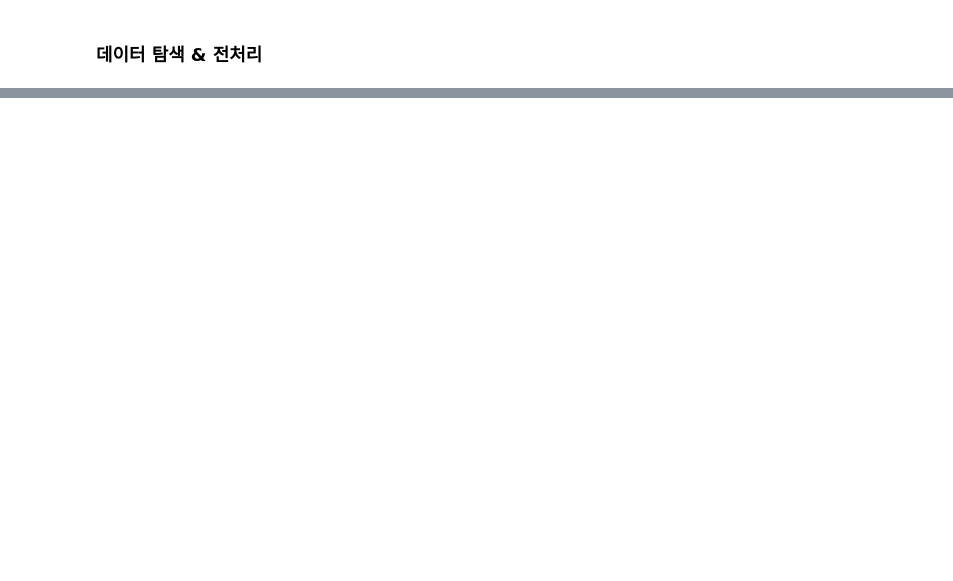
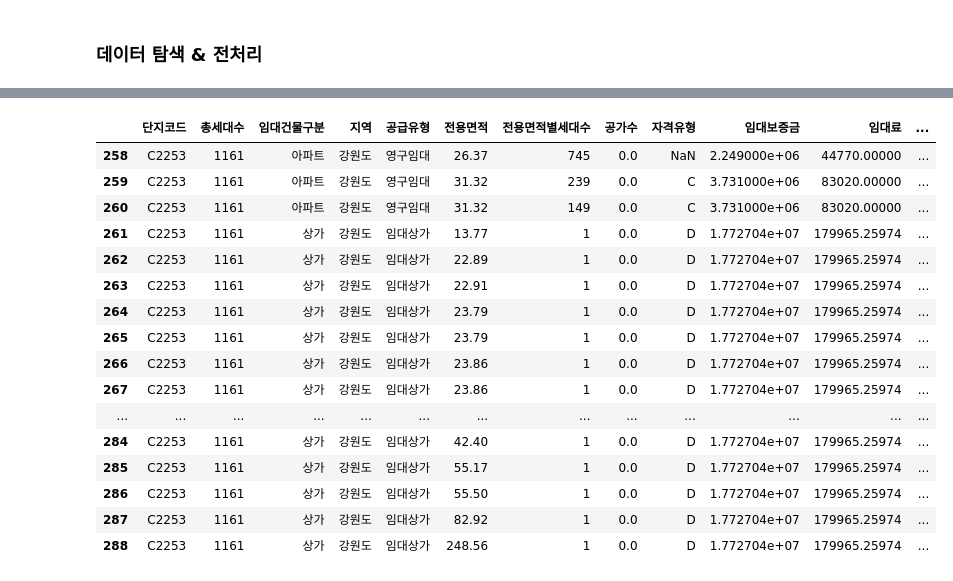
Before and after one commit to inae-kim-99/dacon, a Jupyter notebook: parking_demand_prediction/using_pycaret.ipynb, the cells around one changed output, grey strips where cells are left out. Cells and saved outputs as stored; diff of their text form; code cells hidden in the pictures; blank space fills up the shorter version.

```diff
--- a/parking_demand_prediction/using_pycaret.ipynb
+++ b/parking_demand_prediction/using_pycaret.ipynb
@@ -40,0 +109,39 @@ test['임대료'] = test['임대료'].astype(float)
+# %%
+#임대 상가의 임대료 처리
+train.loc[train['지역'] == '부산광역시', '임대료'] = train['임대료'].fillna(train[train['지역'] == '부산광역시']['임대료'].mean())
+train.loc[train['지역'] == '대전광역시', '임대료'] = train['임대료'].fillna(train[train['지역'] == '대전광역시']['임대료'].mean())
+train.loc[train['지역'] == '경상남도', '임대료'] = train['임대료'].fillna(train[train['지역'] == '경상남도']['임대료'].mean())
+train.loc[train['지역'] == '충청남도', '임대료'] = train['임대료'].fillna(train[train['지역'] == '충청남도']['임대료'].mean())
+train.loc[train['지역'] == '강원도', '임대료'] = train['임대료'].fillna(train[train['지역'] == '강원도']['임대료'].mean())
+train.loc[train['지역'] == '제주특별자치도', '임대료'] = train['임대료'].fillna(train[train['지역'] == '제주특별자치도']['임대료'].mean())
+
+#임대 상가의 임대보증금 처리
+train.loc[train['지역'] == '부산광역시', '임대보증금'] = train['임대보증금'].fillna(train[train['지역'] == '부산광역시']['임대보증금'].mean())
+train.loc[train['지역'] == '대전광역시', '임대보증금'] = train['임대보증금'].fillna(train[train['지역'] == '대전광역시']['임대보증금'].mean())
+train.loc[train['지역'] == '경상남도', '임대보증금'] = train['임대보증금'].fillna(train[train['지역'] == '경상남도']['임대보증금'].mean())
+train.loc[train['지역'] == '충청남도', '임대보증금'] = train['임대보증금'].fillna(train[train['지역'] == '충청남도']['임대보증금'].mean())
+train.loc[train['지역'] == '강원도', '임대보증금'] = train['임대보증금'].fillna(train[train['지역'] == '강원도']['임대보증금'].mean())
+train.loc[train['지역'] == '제주특별자치도', '임대보증금'] = train['임대보증금'].fillna(train[train['지역'] == '제주특별자치도']['임대보증금'].mean())
+# %%
+#임대료 처리
+test.loc[test['공급유형'] == '영구임대', '임대료'] = test['임대료'].fillna(0)
+test.loc[test['공급유형'] == '행복주택', '임대료'] = test['임대료'].fillna(0)
+
+#임대보증금 처리
+test.loc[test['공급유형'] == '영구임대', '임대보증금'] = test['임대보증금'].fillna(0)
+test.loc[test['공급유형'] == '행복주택', '임대보증금'] = test['임대보증금'].fillna(0)
+# %%
+#임대 상가의 임대료 처리  (test 특성 기준 test null 값 처리는 data leakage 여서 train의 지역 기준으로 test 처리)
+test.loc[test['지역'] == '부산광역시', '임대료'] = test['임대료'].fillna(train[train['지역'] == '부산광역시']['임대료'].mean())
+test.loc[test['지역'] == '대전광역시', '임대료'] = test['임대료'].fillna(train[train['지역'] == '대전광역시']['임대료'].mean())
+test.loc[test['지역'] == '울산광역시', '임대료'] = test['임대료'].fillna(train[train['지역'] == '울산광역시']['임대료'].mean())
+test.loc[test['지역'] == '충청남도', '임대료'] = test['임대료'].fillna(train[train['지역'] == '충청남도']['임대료'].mean())
+test.loc[test['지역'] == '강원도', '임대료'] = test['임대료'].fillna(train[train['지역'] == '강원도']['임대료'].mean())
+
+
+#임대 상가의 임대보증금 처리
+test.loc[test['지역'] == '부산광역시', '임대보증금'] = test['임대보증금'].fillna(train[train['지역'] == '부산광역시']['임대보증금'].mean())
+test.loc[test['지역'] == '대전광역시', '임대보증금'] = test['임대보증금'].fillna(train[train['지역'] == '대전광역시']['임대보증금'].mean())
+test.loc[test['지역'] == '울산광역시', '임대보증금'] = test['임대보증금'].fillna(train[train['지역'] == '울산광역시']['임대보증금'].mean())
+test.loc[test['지역'] == '충청남도', '임대보증금'] = test['임대보증금'].fillna(train[train['지역'] == '충청남도']['임대보증금'].mean())
+test.loc[test['지역'] == '강원도', '임대보증금'] = test['임대보증금'].fillna(train[train['지역'] == '강원도']['임대보증금'].mean())
@@ -40,0 +165,22 @@ test['임대료'] = test['임대료'].astype(float)
+# %%
+test.loc[test.단지코드.isin(['C2411']) & test.자격유형.isnull(), '자격유형'] = 'A'
+# %%
+test[test.단지코드=='C2253'] #같은 단지의 임대상가가 아닌 영구임대 유형의 경우 모두 C이므로 C로 채워도 될 듯
+# %% [output]
+|  | 단지코드 | 총세대수 | 임대건물구분 | 지역 | 공급유형 | 전용면적 | 전용면적별세대수 | 공가수 | 자격유형 | 임대보증금 | 임대료 | ... |
+| 258 | C2253 | 1161 | 아파트 | 강원도 | 영구임대 | 26.37 | 745 | 0.0 | NaN | 2.249000e+06 | 44770.00000 | ... |
+| 259 | C2253 | 1161 | 아파트 | 강원도 | 영구임대 | 31.32 | 239 | 0.0 | C | 3.731000e+06 | 83020.00000 | ... |
+| 260 | C2253 | 1161 | 아파트 | 강원도 | 영구임대 | 31.32 | 149 | 0.0 | C | 3.731000e+06 | 83020.00000 | ... |
+| 261 | C2253 | 1161 | 상가 | 강원도 | 임대상가 | 13.77 | 1 | 0.0 | D | 1.772704e+07 | 179965.25974 | ... |
+| 262 | C2253 | 1161 | 상가 | 강원도 | 임대상가 | 22.89 | 1 | 0.0 | D | 1.772704e+07 | 179965.25974 | ... |
+| 263 | C2253 | 1161 | 상가 | 강원도 | 임대상가 | 22.91 | 1 | 0.0 | D | 1.772704e+07 | 179965.25974 | ... |
+| 264 | C2253 | 1161 | 상가 | 강원도 | 임대상가 | 23.79 | 1 | 0.0 | D | 1.772704e+07 | 179965.25974 | ... |
+| 265 | C2253 | 1161 | 상가 | 강원도 | 임대상가 | 23.79 | 1 | 0.0 | D | 1.772704e+07 | 179965.25974 | ... |
+| 266 | C2253 | 1161 | 상가 | 강원도 | 임대상가 | 23.86 | 1 | 0.0 | D | 1.772704e+07 | 179965.25974 | ... |
+| 267 | C2253 | 1161 | 상가 | 강원도 | 임대상가 | 23.86 | 1 | 0.0 | D | 1.772704e+07 | 179965.25974 | ... |
+| ... | ... | ... | ... | ... | ... | ... | ... | ... | ... | ... | ... | ... |
+| 284 | C2253 | 1161 | 상가 | 강원도 | 임대상가 | 42.40 | 1 | 0.0 | D | 1.772704e+07 | 179965.25974 | ... |
+| 285 | C2253 | 1161 | 상가 | 강원도 | 임대상가 | 55.17 | 1 | 0.0 | D | 1.772704e+07 | 179965.25974 | ... |
+| 286 | C2253 | 1161 | 상가 | 강원도 | 임대상가 | 55.50 | 1 | 0.0 | D | 1.772704e+07 | 179965.25974 | ... |
+| 287 | C2253 | 1161 | 상가 | 강원도 | 임대상가 | 82.92 | 1 | 0.0 | D | 1.772704e+07 | 179965.25974 | ... |
+| 288 | C2253 | 1161 | 상가 | 강원도 | 임대상가 | 248.56 | 1 | 0.0 | D | 1.772704e+07 | 179965.25974 | ... |
```
Also changed, not shown: parts of 61 cells of this notebook, 1 other file.
